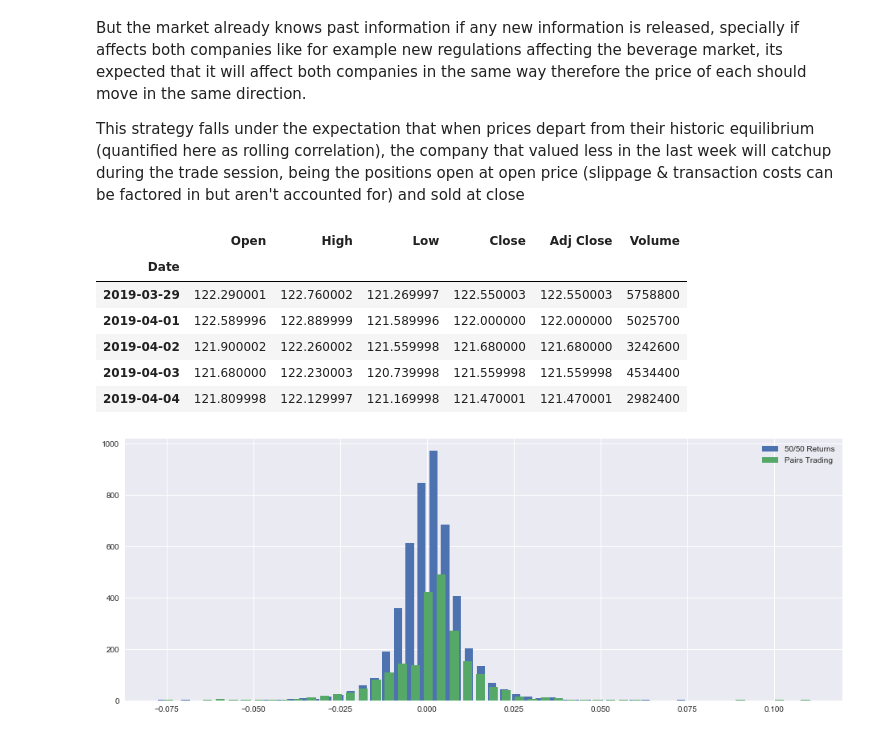
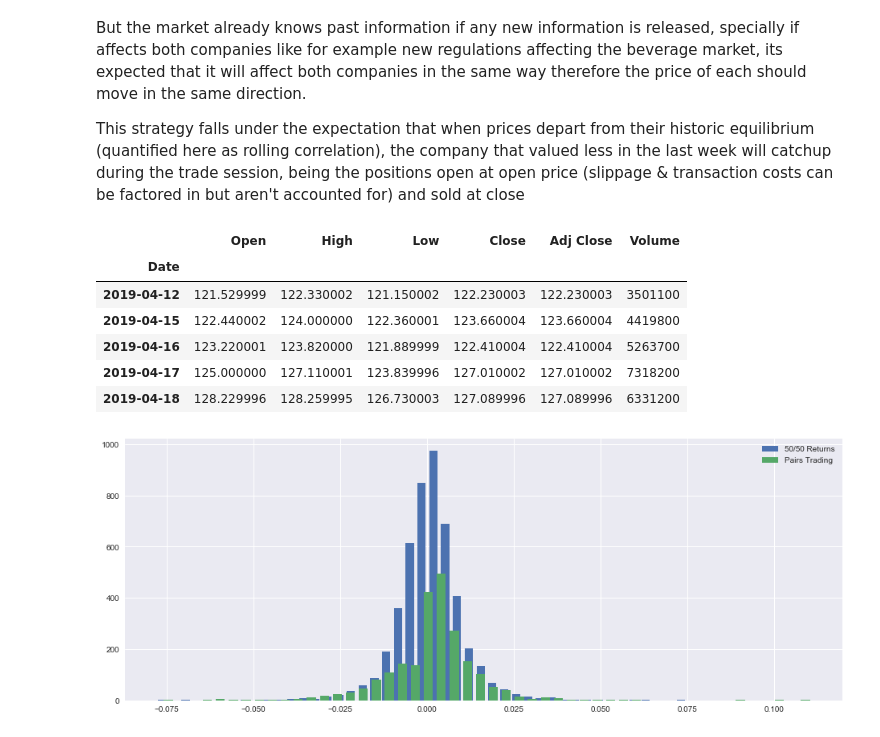
Before and after one commit to LongOnly/Quantitative-Notebooks, a Jupyter notebook: PairsTrading.ipynb, the cells around one changed output. Drawn from its saved outputs; the diff is of its cells as text; code cells hidden in the pictures.

```diff
--- a/PairsTrading.ipynb
+++ b/PairsTrading.ipynb
@@ -36,39 +36,39 @@ def getdata(tickers,start,end,frequency):
     for line in res.text.splitlines():
         m = pattern.match(line)
         if m is not None:
             crumb = m.groupdict()['crumb']
     for ticker in tickers:
         url_str = "https://query1.finance.yahoo.com/v7/finance/download/%s"
         url_str += "?period1=%s&period2=%s&interval=%s&events=history&crumb=%s"
         url = url_str % (ticker, start, end, frequency, crumb)
         res = requests.get(url, cookies={'B': cookie}).text
         OHLC[ticker] = pd.read_csv(io.StringIO(res), index_col=0,
                                    error_bad_lines=False).replace('null', np.nan).dropna()
         OHLC[ticker].index = pd.to_datetime(OHLC[ticker].index)
         OHLC[ticker] = OHLC[ticker].apply(pd.to_numeric)
     return OHLC
 
 # Assets under consideration
 tickers = ['PEP','KO']
 
 data = None
 while data is None:
     try:
-        data = getdata(tickers,'946684800','1554400000','1d')
+        data = getdata(tickers,'946685000','1555715000','1d')
     except:
          pass
 
 KO = data['KO']
 PEP = data['PEP']
 PEP.tail()
 # %% [output]
 |  | Open | High | Low | Close | Adj Close | Volume |
 | Date |  |  |  |  |  |  |
-| 2019-03-29 | 122.290001 | 122.760002 | 121.269997 | 122.550003 | 122.550003 | 5758800 |
-| 2019-04-01 | 122.589996 | 122.889999 | 121.589996 | 122.000000 | 122.000000 | 5025700 |
-| 2019-04-02 | 121.900002 | 122.260002 | 121.559998 | 121.680000 | 121.680000 | 3242600 |
-| 2019-04-03 | 121.680000 | 122.230003 | 120.739998 | 121.559998 | 121.559998 | 4534400 |
-| 2019-04-04 | 121.809998 | 122.129997 | 121.169998 | 121.470001 | 121.470001 | 2982400 |
+| 2019-04-12 | 121.529999 | 122.330002 | 121.150002 | 122.230003 | 122.230003 | 3501100 |
+| 2019-04-15 | 122.440002 | 124.000000 | 122.360001 | 123.660004 | 123.660004 | 4419800 |
+| 2019-04-16 | 123.220001 | 123.820000 | 121.889999 | 122.410004 | 122.410004 | 5263700 |
+| 2019-04-17 | 125.000000 | 127.110001 | 123.839996 | 127.010002 | 127.010002 | 7318200 |
+| 2019-04-18 | 128.229996 | 128.259995 | 126.730003 | 127.089996 | 127.089996 | 6331200 |
 # %%
 #tc = -0.0005 # Transaction costs
 
```
Also changed, not shown: parts of 2 cells of this notebook, 3 other files.
